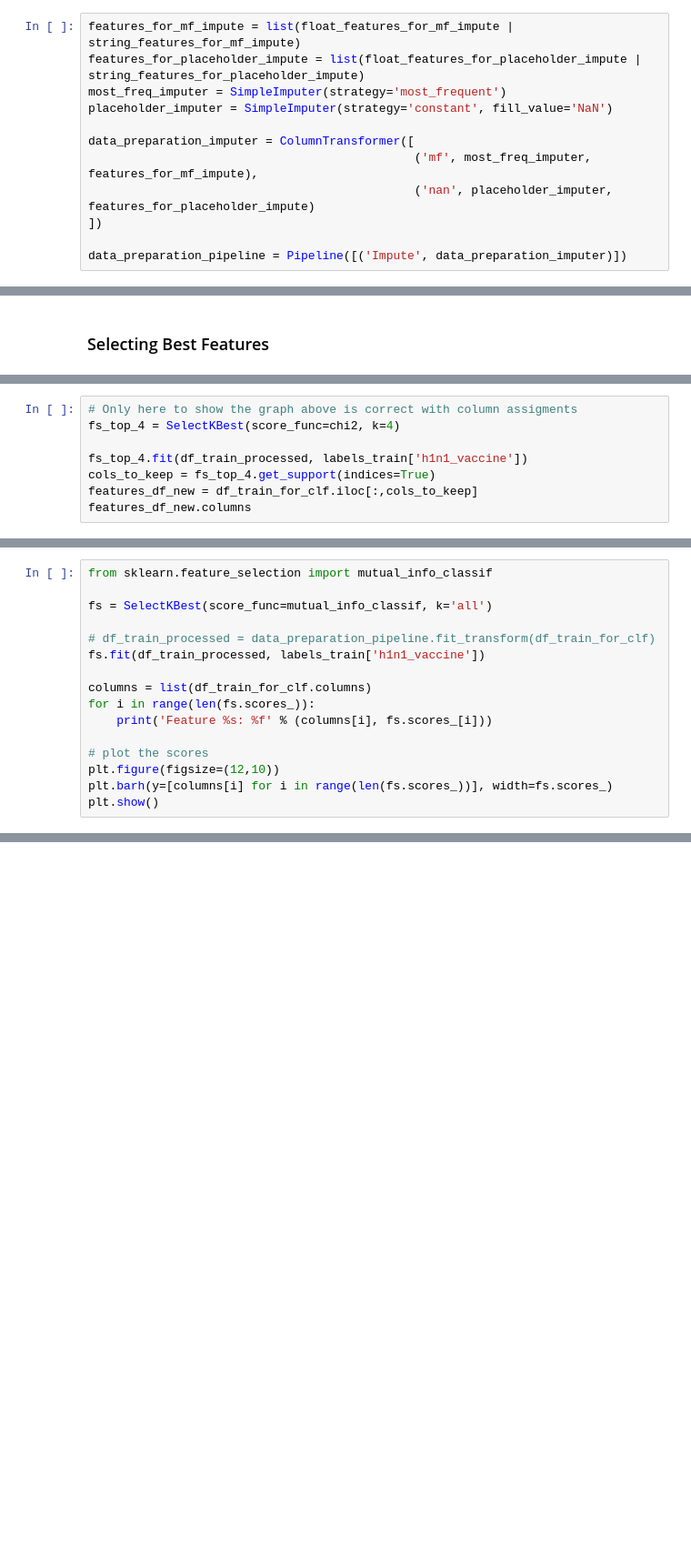
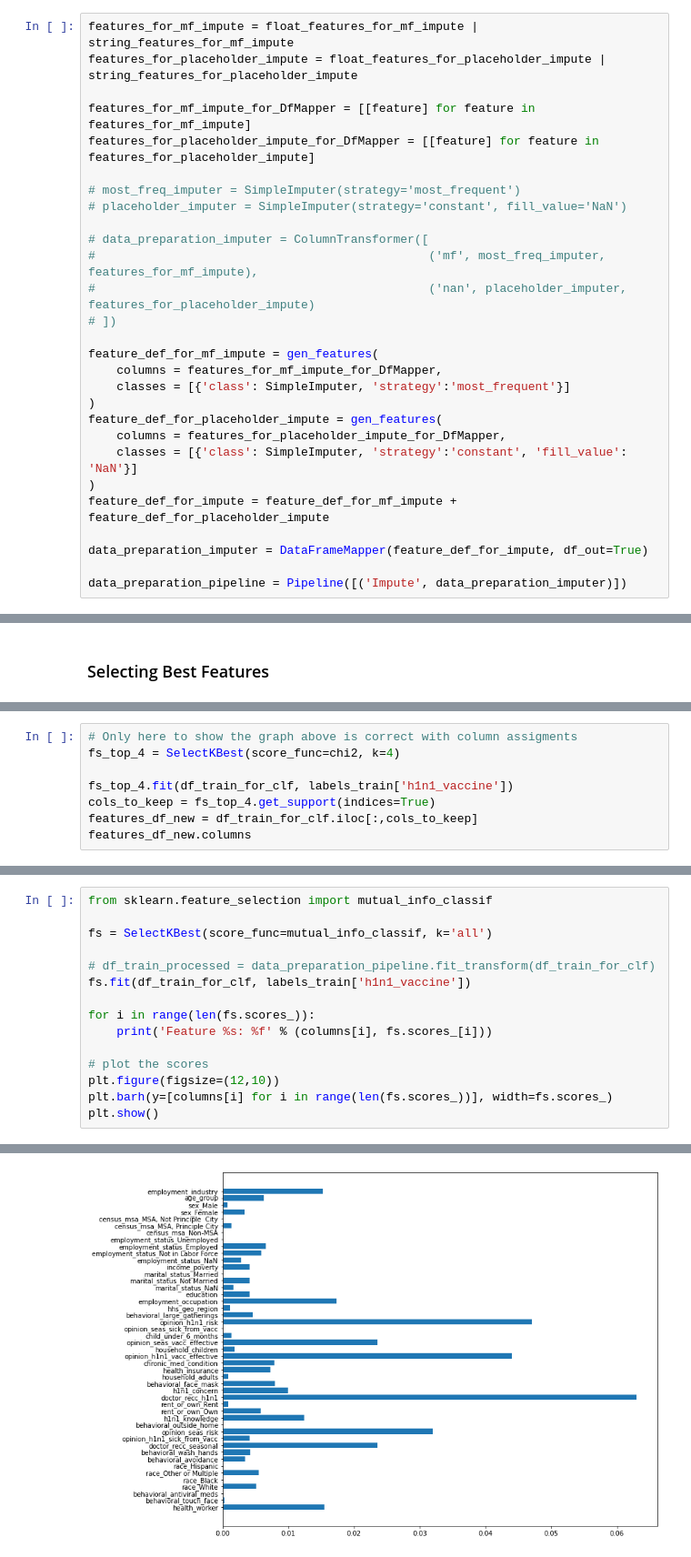
Before and after one commit to blackBagel/flu-shots, a Jupyter notebook: Flu_shot_forecast.ipynb, the cells around one changed output, grey strips where cells are left out. Shown: that part at 91% size. Cells and saved outputs as stored; diff of their text form; blank space fills up the shorter version.

```diff
--- a/Flu_shot_forecast.ipynb
+++ b/Flu_shot_forecast.ipynb
@@ -273,15 +277,31 @@ df_train.head()
 | 14690 | 2.0 | 1.0 | 0.0 | 1.0 | 0.0 | ... |
 | 13249 | 3.0 | 1.0 | 0.0 | 1.0 | 0.0 | ... |
 # %%
-features_for_mf_impute = list(float_features_for_mf_impute | string_features_for_mf_impute)
-features_for_placeholder_impute = list(float_features_for_placeholder_impute | string_features_for_placeholder_impute)
-most_freq_imputer = SimpleImputer(strategy='most_frequent')
-placeholder_imputer = SimpleImputer(strategy='constant', fill_value='NaN')
+features_for_mf_impute = float_features_for_mf_impute | string_features_for_mf_impute
+features_for_placeholder_impute = float_features_for_placeholder_impute | string_features_for_placeholder_impute
 
-data_preparation_imputer = ColumnTransformer([
-                                              ('mf', most_freq_imputer, features_for_mf_impute),
-                                              ('nan', placeholder_imputer, features_for_placeholder_impute)
-])
+features_for_mf_impute_for_DfMapper = [[feature] for feature in features_for_mf_impute]
+features_for_placeholder_impute_for_DfMapper = [[feature] for feature in features_for_placeholder_impute]
+
+# most_freq_imputer = SimpleImputer(strategy='most_frequent')
+# placeholder_imputer = SimpleImputer(strategy='constant', fill_value='NaN')
+
+# data_preparation_imputer = ColumnTransformer([
+#                                               ('mf', most_freq_imputer, features_for_mf_impute),
+#                                               ('nan', placeholder_imputer, features_for_placeholder_impute)
+# ])
+
+feature_def_for_mf_impute = gen_features(
+    columns = features_for_mf_impute_for_DfMapper,
+    classes = [{'class': SimpleImputer, 'strategy':'most_frequent'}]
+)
+feature_def_for_placeholder_impute = gen_features(
+    columns = features_for_placeholder_impute_for_DfMapper,
+    classes = [{'class': SimpleImputer, 'strategy':'constant', 'fill_value': 'NaN'}]
+)
+feature_def_for_impute = feature_def_for_mf_impute + feature_def_for_placeholder_impute
+
+data_preparation_imputer = DataFrameMapper(feature_def_for_impute, df_out=True)
 
 data_preparation_pipeline = Pipeline([('Impute', data_preparation_imputer)])
 # %%
@@ -480,7 +538,7 @@ plt.show()
 # Only here to show the graph above is correct with column assigments
 fs_top_4 = SelectKBest(score_func=chi2, k=4)
 
-fs_top_4.fit(df_train_processed, labels_train['h1n1_vaccine'])
+fs_top_4.fit(df_train_for_clf, labels_train['h1n1_vaccine'])
 cols_to_keep = fs_top_4.get_support(indices=True)
 features_df_new = df_train_for_clf.iloc[:,cols_to_keep]
 features_df_new.columns
@@ -490,9 +552,8 @@ from sklearn.feature_selection import mutual_info_classif
 fs = SelectKBest(score_func=mutual_info_classif, k='all')
 
 # df_train_processed = data_preparation_pipeline.fit_transform(df_train_for_clf)
-fs.fit(df_train_processed, labels_train['h1n1_vaccine'])
+fs.fit(df_train_for_clf, labels_train['h1n1_vaccine'])
 
-columns = list(df_train_for_clf.columns)
 for i in range(len(fs.scores_)):
 	print('Feature %s: %f' % (columns[i], fs.scores_[i]))
 
@@ -500,3 +561,4 @@ for i in range(len(fs.scores_)):
 plt.figure(figsize=(12,10))
 plt.barh(y=[columns[i] for i in range(len(fs.scores_))], width=fs.scores_)
 plt.show()
+# %% [output]
@@ -502,0 +582 @@ plt.show()
+[figure, added]
```
Also changed, not shown: parts of 17 cells of this notebook.
